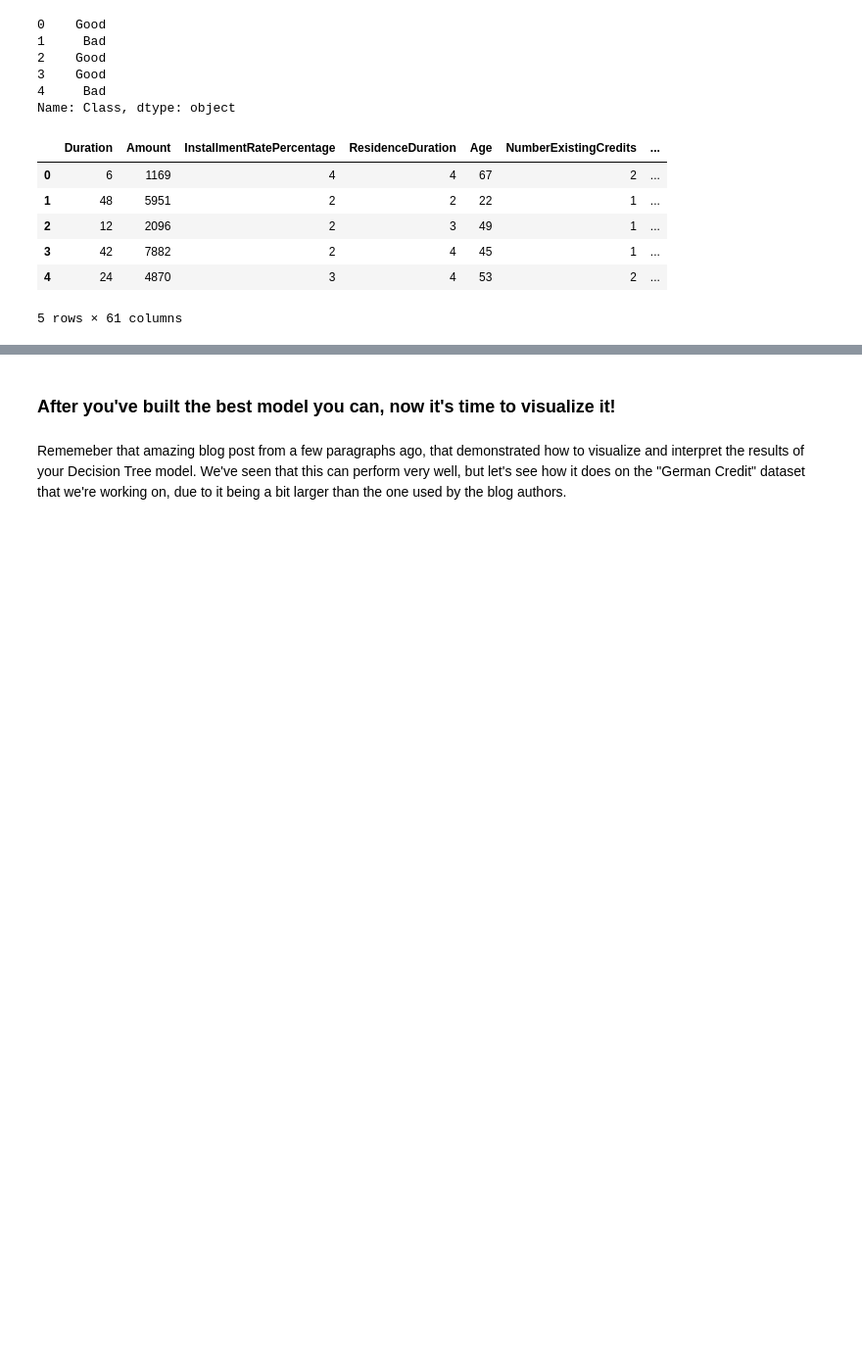
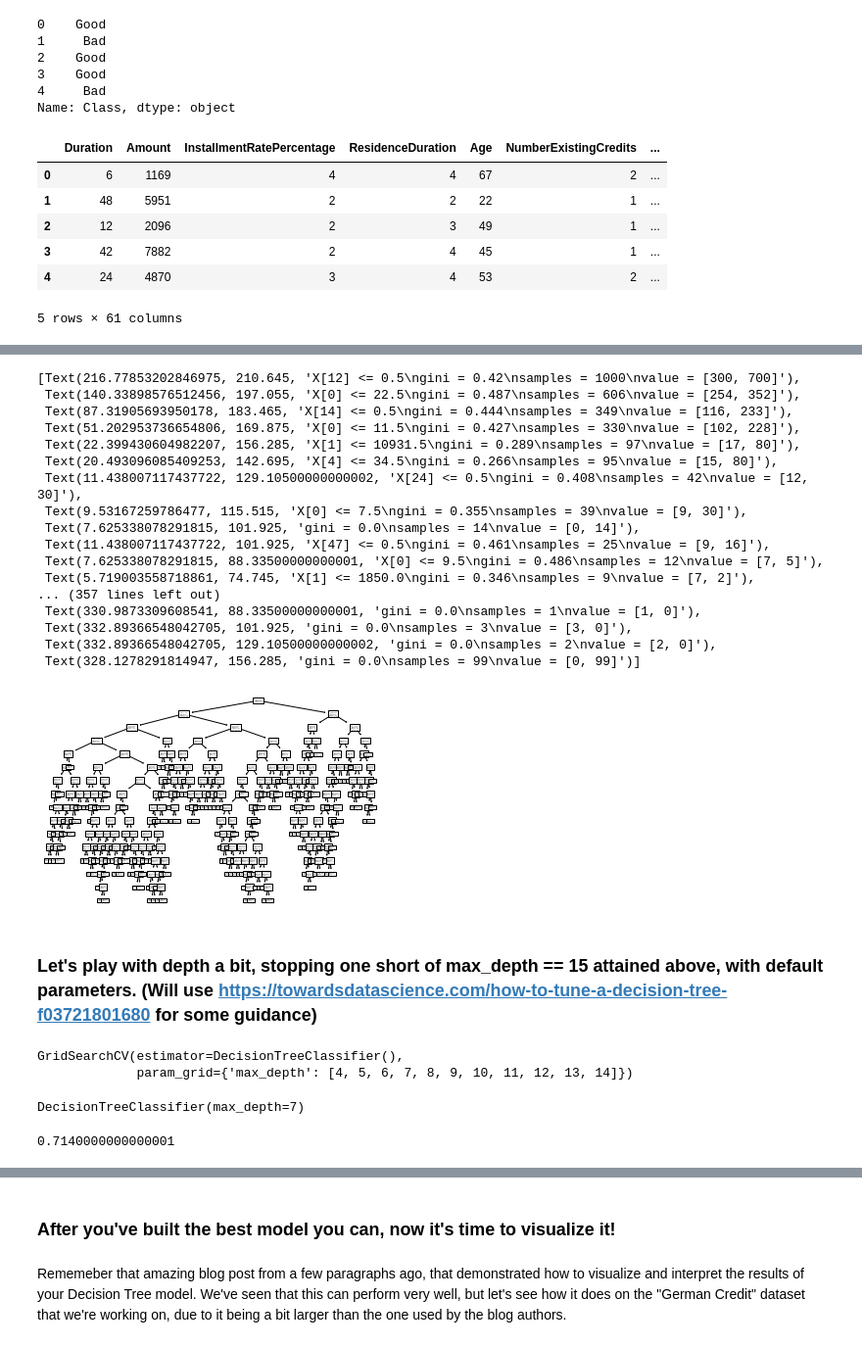
Before and after one commit to llpyyz/mec-mini-projects, a Jupyter notebook: mec-13.5.1-tree-based-algorithms-mini-project/Mini_Project_Tree-Based_Algorithms.ipynb, the cells around one changed output, grey strips where cells are left out. Shown at 98% size. Cells and saved outputs as stored; diff of their text form; code cells hidden in the pictures; blank space fills up the shorter version.

```diff
--- a/mec-13.5.1-tree-based-algorithms-mini-project/Mini_Project_Tree-Based_Algorithms.ipynb
+++ b/mec-13.5.1-tree-based-algorithms-mini-project/Mini_Project_Tree-Based_Algorithms.ipynb
@@ -114,3 +117,6 @@ X.head()
 | 3 | 42 | 7882 | 2 | 4 | 45 | 1 | ... |
 | 4 | 24 | 4870 | 3 | 4 | 53 | 2 | ... |
 5 rows × 61 columns
+# %%
+clf = DecisionTreeClassifier(random_state=0)
+clf.fit(X,y)
@@ -116,0 +149,23 @@ X.head()
+# %%
+tree.plot_tree(clf)
+# %% [output]
+[Text(216.77853202846975, 210.645, 'X[12] <= 0.5\ngini = 0.42\nsamples = 1000\nvalue = [300, 700]'),
+ Text(140.33898576512456, 197.055, 'X[0] <= 22.5\ngini = 0.487\nsamples = 606\nvalue = [254, 352]'),
+ Text(87.31905693950178, 183.465, 'X[14] <= 0.5\ngini = 0.444\nsamples = 349\nvalue = [116, 233]'),
+ Text(51.202953736654806, 169.875, 'X[0] <= 11.5\ngini = 0.427\nsamples = 330\nvalue = [102, 228]'),
+ Text(22.399430604982207, 156.285, 'X[1] <= 10931.5\ngini = 0.289\nsamples = 97\nvalue = [17, 80]'),
+ Text(20.493096085409253, 142.695, 'X[4] <= 34.5\ngini = 0.266\nsamples = 95\nvalue = [15, 80]'),
+ Text(11.438007117437722, 129.10500000000002, 'X[24] <= 0.5\ngini = 0.408\nsamples = 42\nvalue = [12, 30]'),
+ Text(9.53167259786477, 115.515, 'X[0] <= 7.5\ngini = 0.355\nsamples = 39\nvalue = [9, 30]'),
+ Text(7.625338078291815, 101.925, 'gini = 0.0\nsamples = 14\nvalue = [0, 14]'),
+ Text(11.438007117437722, 101.925, 'X[47] <= 0.5\ngini = 0.461\nsamples = 25\nvalue = [9, 16]'),
+ Text(7.625338078291815, 88.33500000000001, 'X[0] <= 9.5\ngini = 0.486\nsamples = 12\nvalue = [7, 5]'),
+ Text(5.719003558718861, 74.745, 'X[1] <= 1850.0\ngini = 0.346\nsamples = 9\nvalue = [7, 2]'),
+... (357 lines left out)
+ Text(330.9873309608541, 88.33500000000001, 'gini = 0.0\nsamples = 1\nvalue = [1, 0]'),
+ Text(332.89366548042705, 101.925, 'gini = 0.0\nsamples = 3\nvalue = [3, 0]'),
+ Text(332.89366548042705, 129.10500000000002, 'gini = 0.0\nsamples = 2\nvalue = [2, 0]'),
+ Text(328.1278291814947, 156.285, 'gini = 0.0\nsamples = 99\nvalue = [0, 99]')]
+[figure, added]
+# %% [markdown]
+### Let's play with depth a bit, stopping one short of max_depth == 15 attained above, with default parameters. (Will use https://towardsdatascience.com/how-to-tune-a-decision-tree-f03721801680 for some guidance)
@@ -116,0 +174,14 @@ X.head()
+# %%
+clf = GridSearchCV(DecisionTreeClassifier(), parameters)
+clf.fit(X,y)
+# %% [output]
+GridSearchCV(estimator=DecisionTreeClassifier(),
+             param_grid={'max_depth': [4, 5, 6, 7, 8, 9, 10, 11, 12, 13, 14]})
+# %%
+clf.best_estimator_
+# %% [output]
+DecisionTreeClassifier(max_depth=7)
+# %%
+clf.best_score_
+# %% [output]
+0.7140000000000001
```
Also changed, not shown: parts of 16 cells of this notebook, 2 other files.
